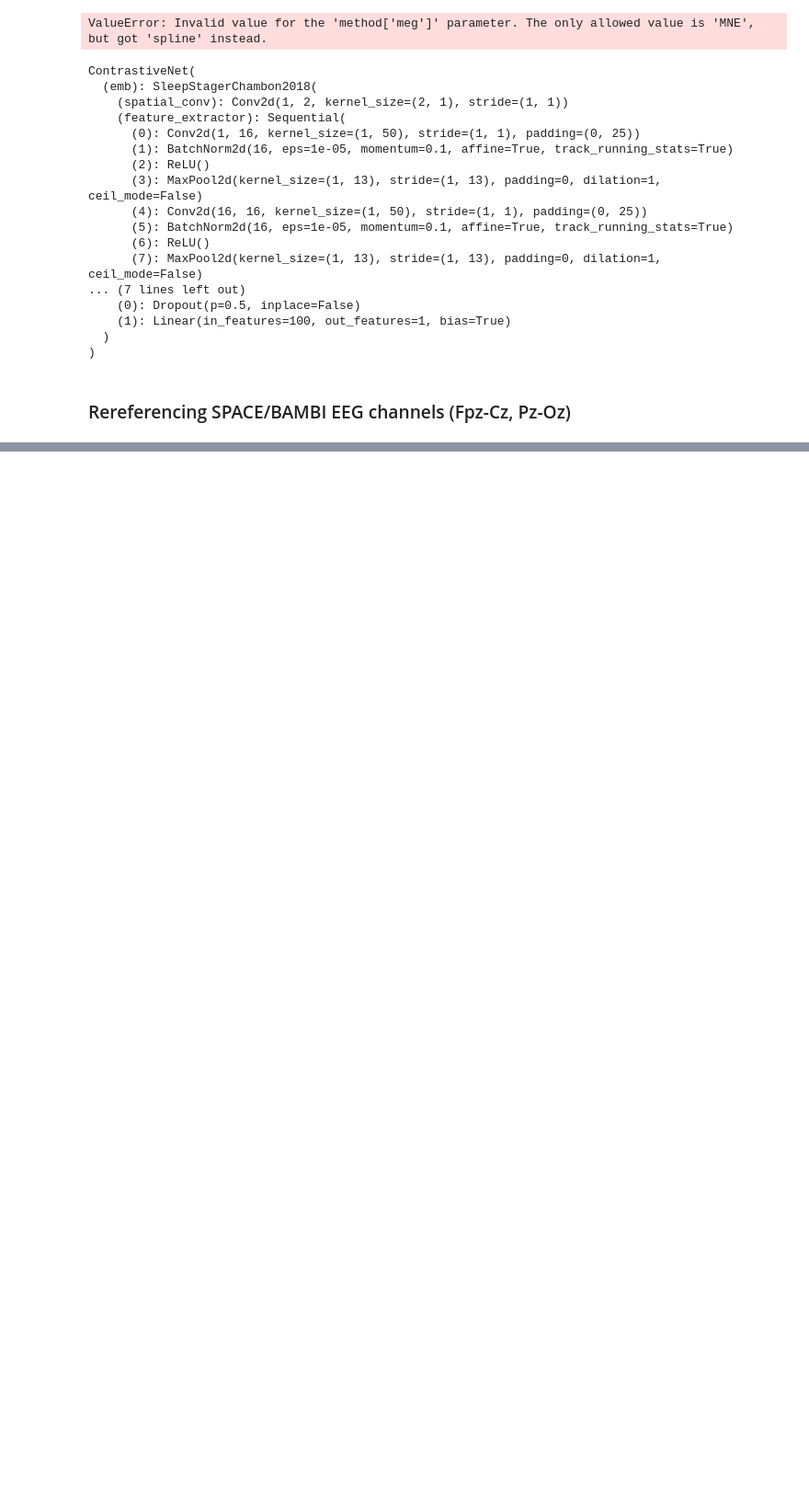
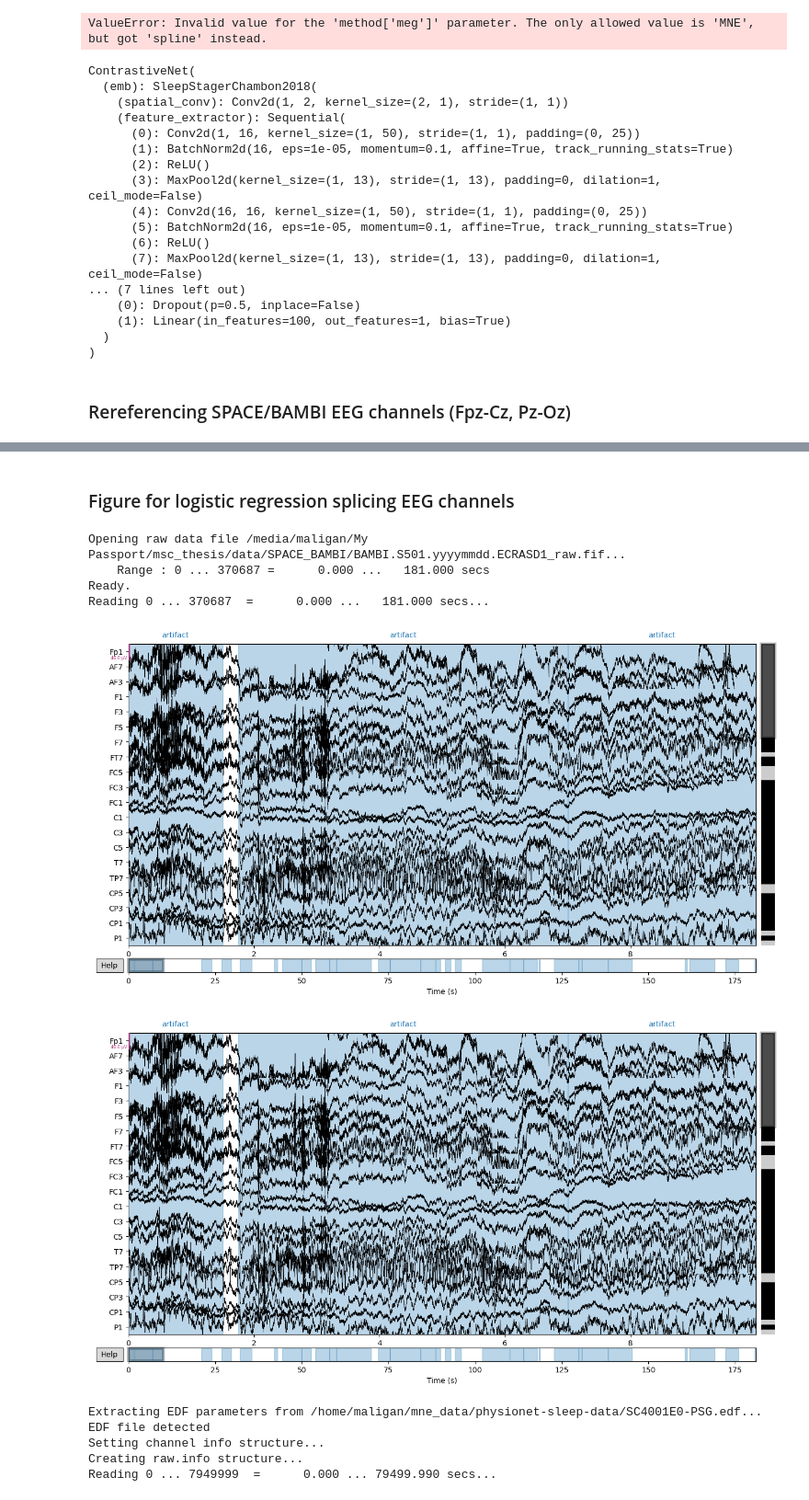
Before and after one commit to etiennegalea/ssl_generic_eeg, a Jupyter notebook: test.ipynb, the cells around one changed output, grey strips where cells are left out. Shown at 92% size. Drawn from its saved outputs; the diff is of its cells as text; code cells hidden in the pictures; blank space fills up the shorter version.

```diff
--- a/test.ipynb
+++ b/test.ipynb
@@ -24,7 +24,7 @@ import pprint
 pp = pprint.PrettyPrinter(indent=2)
 # %%
 # data_dir = '/media/maligan/My Passport/msc_thesis/ssl_thesis/data/'
-data_dir = '/media/maligan/My Passport/msc_thesis/ssl_thesis/data/tuh_abnormal_data/eval/'
+data_dir = '/media/maligan/My Passport/msc_thesis/data/tuh_abnormal_data/eval/'
 # %%
 files = [os.path.join(data_dir, fname) for fname in os.listdir(data_dir)]
 # subject_files = [os.path.join(files[0], fname) for fname in os.listdir(files[0])]
@@ -1480,0 +1460,24 @@ Errors while saving:
+# %% [markdown]
+### Figure for logistic regression splicing EEG channels
+# %%
+path = data_dir + 'BAMBI.S501.yyyymmdd.ECRASD1_raw.fif'
+
+raw = mne.io.read_raw_fif(path, preload=True)
+raw.plot()
+# %% [output]
+Opening raw data file /media/maligan/My Passport/msc_thesis/data/SPACE_BAMBI/BAMBI.S501.yyyymmdd.ECRASD1_raw.fif...
+    Range : 0 ... 370687 =      0.000 ...   181.000 secs
+Ready.
+Reading 0 ... 370687  =      0.000 ...   181.000 secs...
+[figure, added]
+[figure, added]
+# %%
+path = '/home/maligan/mne_data/physionet-sleep-data/SC4001E0-PSG.edf'
+
+raw = mne.io.read_raw_edf(path, preload=True, exclude=['EOG horizontal', 'Resp oro-nasal', 'EMG submental', 'Temp rectal', 'Event marker'])
+# %% [output]
+Extracting EDF parameters from /home/maligan/mne_data/physionet-sleep-data/SC4001E0-PSG.edf...
+EDF file detected
+Setting channel info structure...
+Creating raw.info structure...
+Reading 0 ... 7949999  =      0.000 ... 79499.990 secs...
```
Also changed, not shown: parts of 14 cells of this notebook, 3 other files.
